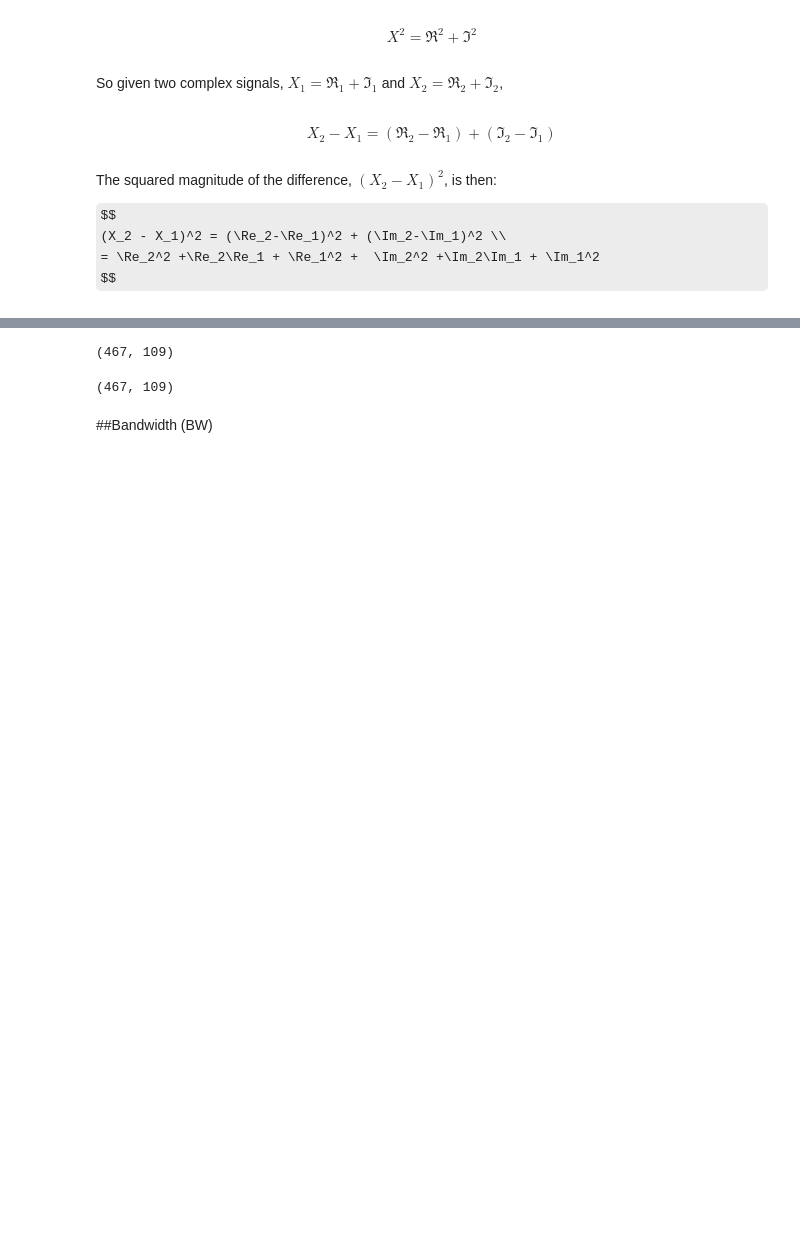
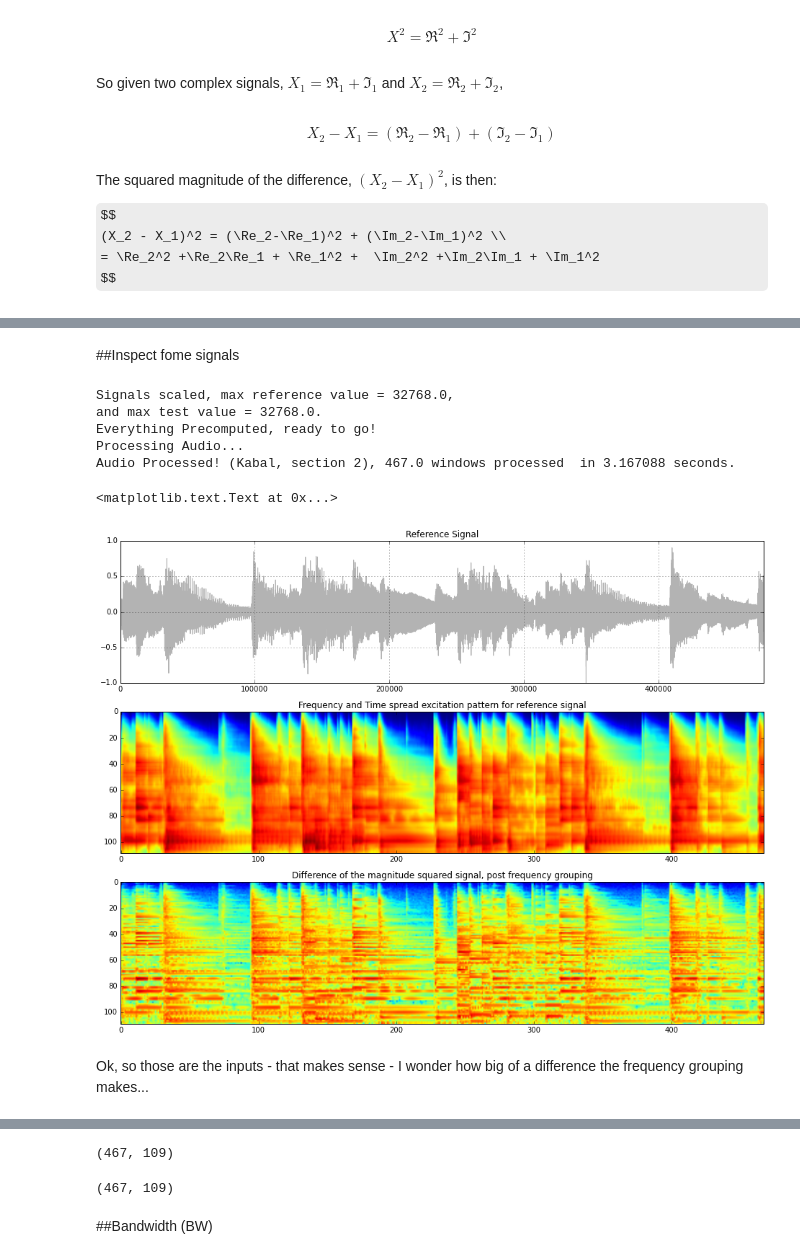
Before and after one commit to stephencwelch/Perceptual-Coding-In-Python, a Jupyter notebook: NMR and BW Exploration.ipynb, the cells around one changed output, grey strips where cells are left out. Drawn from its saved outputs; the diff is of its cells as text; code cells hidden in the pictures; some formulas as TeX source; blank space fills up the shorter version.

```diff
--- a/NMR and BW Exploration.ipynb
+++ b/NMR and BW Exploration.ipynb
@@ -275,0 +242,32 @@ Where could this have come from?!?!
+# %% [markdown]
+##Inspect fome signals
+# %%
+PQ.process(referenceSignal=mic1, testSignal = piezo);
+# %% [output]
+Signals scaled, max reference value = 32768.0,
+and max test value = 32768.0.
+Everything Precomputed, ready to go!
+Processing Audio...
+Audio Processed! (Kabal, section 2), 467.0 windows processed  in 3.167088 seconds.
+# %%
+fig = figure(0, (16,12))
+ax = fig.add_subplot(311)
+plot(mic1,c=[0.7, 0.7, 0.7])
+grid(1)
+xlim([0, PQ.Np*PQ.Nadv])
+title('Reference Signal')
+
+ax = fig.add_subplot(312)
+ax.imshow(flipud(log(PQ.EhsR).T))
+ax.set_aspect('auto')
+title('Frequency and Time spread excitation pattern for reference signal')
+
+ax = fig.add_subplot(313)
+ax.imshow(flipud(log(PQ.EbNMat).T))
+ax.set_aspect('auto')
+title('Difference of the magnitude squared signal, post frequency grouping')
+# %% [output]
+<matplotlib.text.Text at 0x...>
+[figure, added]
+# %% [markdown]
+Ok, so those are the inputs - that makes sense - I wonder how big of a difference the frequency grouping makes...
```
Also changed, not shown: parts of 28 cells of this notebook.
